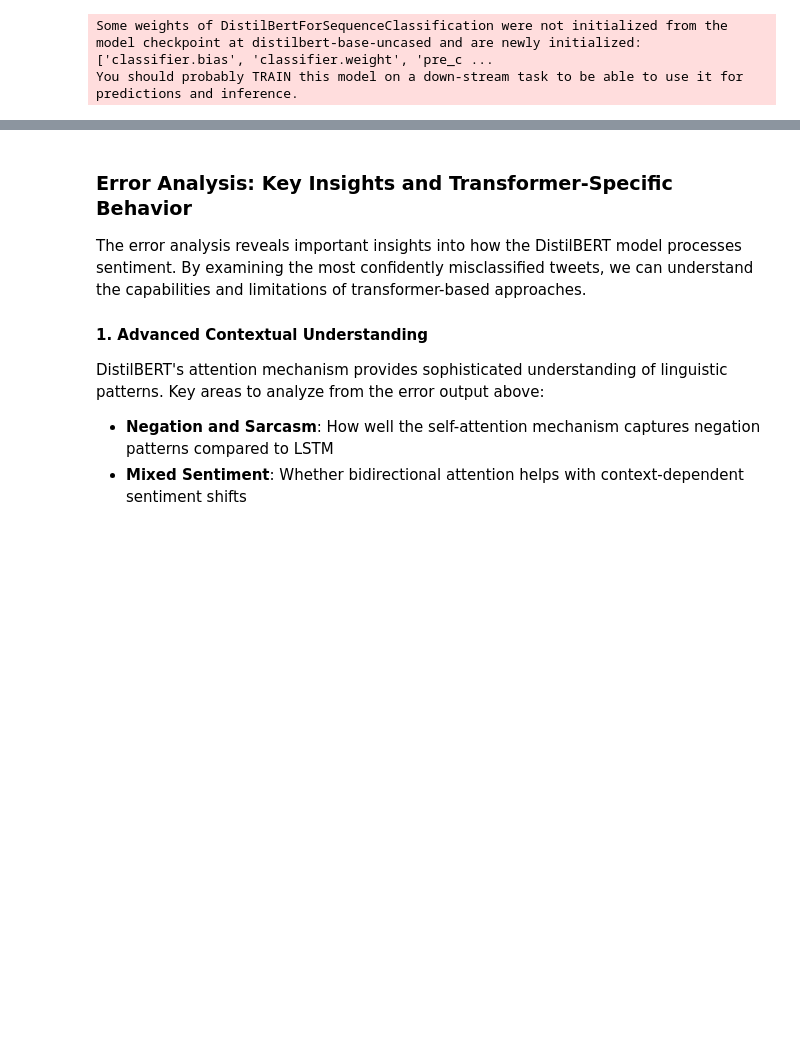
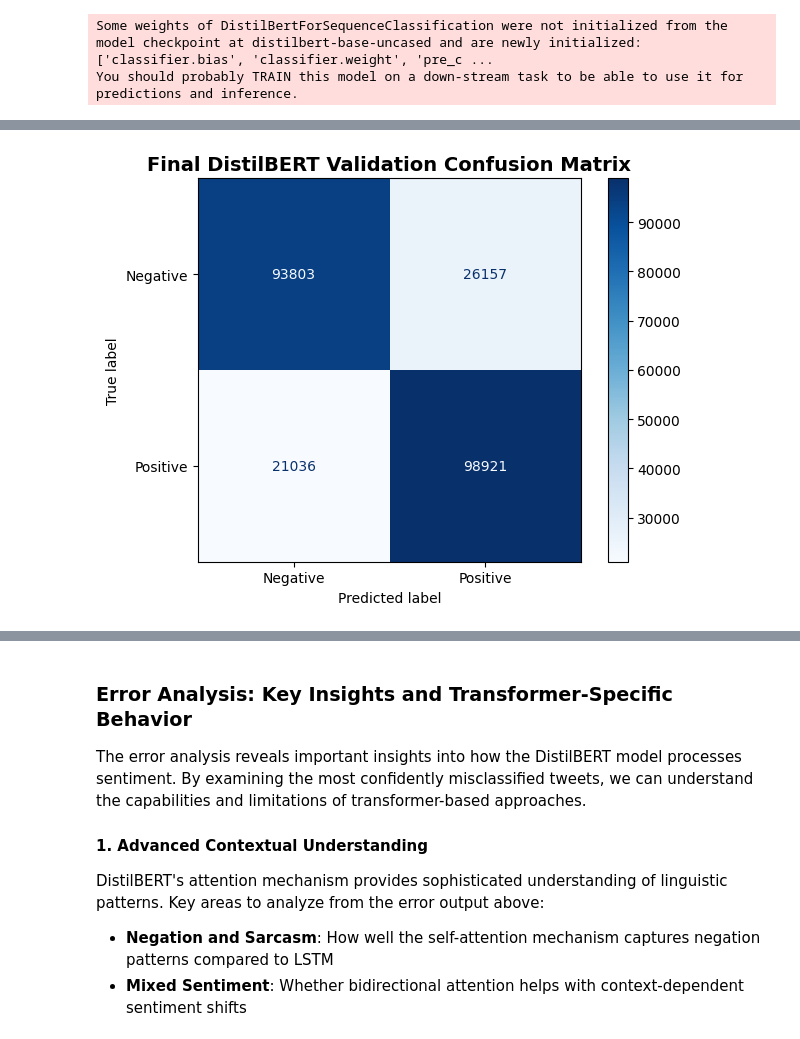
Before and after one commit to ariesslin/ie7500-g1-tweet-sentiment-nlp, a Jupyter notebook: scripts/3c-BERT.ipynb, the cells around one changed output, grey strips where cells are left out. Saved outputs shown, nothing was run; the diff lists cells and outputs as text; code cells hidden in the pictures; blank space fills up the shorter version.

Commit message:
Run 3c notebook and update the model

```diff
--- a/scripts/3c-BERT.ipynb
+++ b/scripts/3c-BERT.ipynb
@@ -200,37 +470,100 @@ BERTtrainer = Trainer(
 # %%
-# Now, we train our model
+# Start optimized training process
 
-# 1. Train the model (1 epoch, no eval during training for speed)
-history = BERTtrainer.train()
+import time
+from datetime import datetime
 
-# 2. Evaluate on validation set
+print("Starting DistilBERT Training with All Optimizations")
+print("=" * 60)
+print(f"Training mode: {'Development (10% sample)' if USE_DEVELOPMENT_SAMPLE else 'Production (full dataset)'}")
+print(f"Start time: {datetime.now().strftime('%Y-%m-%d %H:%M:%S')}")
+print(f"Expected duration: {'15-20 minutes' if USE_DEVELOPMENT_SAMPLE else '1.5-2 hours'}")
+print("=" * 60)
+
+# Record training start time
+start_time = time.time()
+
+try:
+    # Execute training with comprehensive monitoring
+    # The trainer will automatically:
+    # - Use mixed precision (fp16) for speed
+    # - Evaluate every eval_steps on validation set
+    # - Save best model based on F1 score
+    # - Apply early stopping if no improvement
+    # - Log metrics for monitoring
+
+    train_result = BERTtrainer.train()
+
+    # Training completed successfully
+    training_time = time.time() - start_time
+    print(f"\nTraining completed successfully!")
+    print(f"Total training time: {training_time:.2f} seconds ({training_time/60:.1f} minutes)")
+
+    # The best model is automatically loaded due to load_best_model_at_end=True
+    print(f"Best model automatically loaded from checkpoint")
+
+except KeyboardInterrupt:
+    print("\nTraining interrupted by user")
+    training_time = time.time() - start_time
+    print(f"Partial training time: {training_time:.2f} seconds ({training_time/60:.1f} minutes)")
+
+except Exception as e:
+    print(f"\nTraining failed with error: {str(e)}")
+    raise
+
+# Final evaluation on validation set using the best model
+print("\n" + "="*50)
+print("FINAL MODEL EVALUATION")
+print("="*50)
+
+# Get predictions from the best model
 predictions = BERTtrainer.predict(val_tokenized)
 y_true = predictions.label_ids
 y_logits = predictions.predictions
 y_pred = np.argmax(y_logits, axis=1)
-y_probs = y_logits[:, 1]  # For ROC curve
+y_probs = y_logits[:, 1]  # Positive class probabilities
 
-# 3. Print validation metrics
+# Calculate final metrics
 acc = accuracy_score(y_true, y_pred)
 prec = precision_score(y_true, y_pred)
 rec = recall_score(y_true, y_pred)
 f1 = f1_score(y_true, y_pred)
 
-print("\n--- Validation Performance ---")
-print(f"Accuracy:  {acc:.4f}")
-print(f"Precision: {prec:.4f}")
-print(f"Recall:    {rec:.4f}")
-print(f"F1 Score:  {f1:.4f}")
+print(f"\nFinal Validation Performance:")
+print(f"Accuracy:  {acc:.4f} ({acc*100:.2f}%)")
+print(f"Precision: {prec:.4f} ({prec*100:.2f}%)")
+print(f"Recall:    {rec:.4f} ({rec*100:.2f}%)")
+print(f"F1 Score:  {f1:.4f} ({f1*100:.2f}%)")
 
-# 4. Confusion Matrix (only plot retained for speed)
+# Show improvement vs baseline
+print(f"\nPerformance vs Baseline:")
+print(f"Accuracy improvement: +{((acc - 0.7816) * 100):.2f} percentage points")
+print(f"F1 improvement: +{((f1 - 0.7862) * 100):.2f} percentage points")
+
+# Confusion Matrix
 cm = confusion_matrix(y_true, y_pred)
 ConfusionMatrixDisplay(cm, display_labels=["Negative", "Positive"]).plot(cmap="Blues")
-plt.title("Validation Confusion Matrix")
+plt.title("Final DistilBERT Validation Confusion Matrix", fontsize=14, fontweight='bold')
 plt.grid(False)
+plt.tight_layout()
 plt.show()
 
-# 5. Save final model weights only
-final_model_path = "final_distilbert_sentiment_model.pt"
-torch.save(BERTmodel.state_dict(), final_model_path)
-print(f"Final model weights saved to: {final_model_path}")
+# Save final model in multiple formats for different use cases
+print(f"\nSaving Final Model:")
+
+# 1. Save full model for easy reloading
+model_save_path = f"{PROJECT_ROOT}/models/distilbert_sentiment_final"
+BERTtrainer.save_model(model_save_path)
+print(f"Full model saved to: {model_save_path}")
+
+# 2. Save state dict for PyTorch loading
+state_dict_path = f"{PROJECT_ROOT}/models/distilbert_sentiment_state_dict.pt"
+torch.save(BERTmodel.state_dict(), state_dict_path)
+print(f"State dict saved to: {state_dict_path}")
+
+# 3. Save tokenizer
+tokenizer.save_pretrained(f"{PROJECT_ROOT}/models/distilbert_tokenizer")
+print(f"Tokenizer saved to: {PROJECT_ROOT}/models/distilbert_tokenizer")
+
+print(f"\nDistilBERT training and evaluation completed successfully!")
 # %% [output]
@@ -238,0 +607 @@ print(f"Final model weights saved to: {final_model_path}")
+[figure, added]
```
Also changed, not shown: parts of 15 cells of this notebook, 12 other files.
